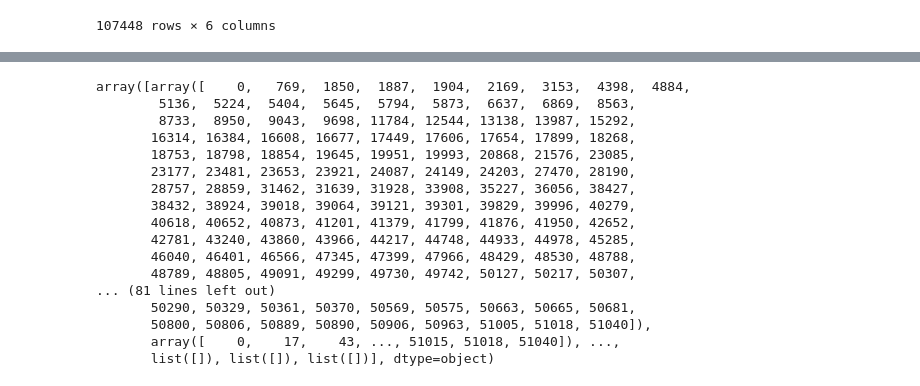
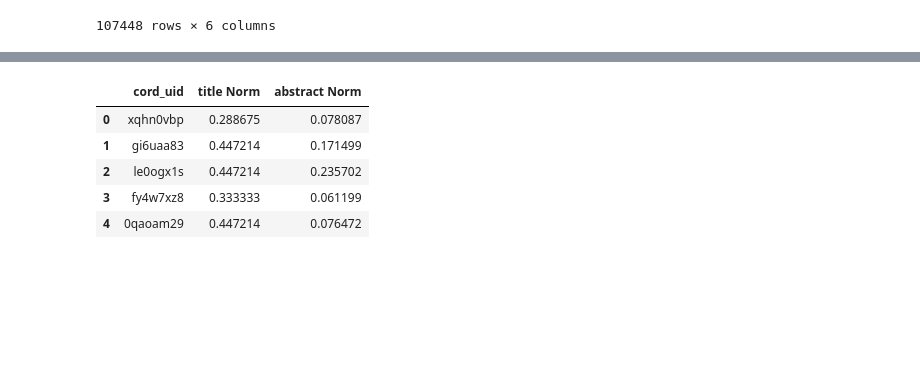
Before and after one commit to DomnenkoB/Hybrid-Search-Engine, a Jupyter notebook: Sample Notebook.ipynb, the cells around one changed output, grey strips where cells are left out. Saved outputs shown, nothing was run; the diff lists cells and outputs as text; code cells hidden in the pictures; blank space fills up the shorter version.

```diff
--- a/Sample Notebook.ipynb
+++ b/Sample Notebook.ipynb
@@ -206,4 +213,5 @@ index_df
 index_df.to_json("data/index_df.json", orient="records")
 # %%
 test_read_index_df_json = pd.read_json("data/index_df.json", orient="records")
+test_read_documents_df_json = pd.read_json("data/documents_df.json", orient="records")
 # %%
@@ -232,20 +223,9 @@ array([array([    0,   769,  1850,  1887,  1904,  2169,  3153,  4398,  4884,
-# %%
-index_df["title"].values
-# %% [output]
-array([array([    0,   769,  1850,  1887,  1904,  2169,  3153,  4398,  4884,
-        5136,  5224,  5404,  5645,  5794,  5873,  6637,  6869,  8563,
-        8733,  8950,  9043,  9698, 11784, 12544, 13138, 13987, 15292,
-       16314, 16384, 16608, 16677, 17449, 17606, 17654, 17899, 18268,
-       18753, 18798, 18854, 19645, 19951, 19993, 20868, 21576, 23085,
-       23177, 23481, 23653, 23921, 24087, 24149, 24203, 27470, 28190,
-       28757, 28859, 31462, 31639, 31928, 33908, 35227, 36056, 38427,
-       38432, 38924, 39018, 39064, 39121, 39301, 39829, 39996, 40279,
-       40618, 40652, 40873, 41201, 41379, 41799, 41876, 41950, 42652,
-       42781, 43240, 43860, 43966, 44217, 44748, 44933, 44978, 45285,
-       46040, 46401, 46566, 47345, 47399, 47966, 48429, 48530, 48788,
-       48789, 48805, 49091, 49299, 49730, 49742, 50127, 50217, 50307,
-... (81 lines left out)
-       50290, 50329, 50361, 50370, 50569, 50575, 50663, 50665, 50681,
-       50800, 50806, 50889, 50890, 50906, 50963, 51005, 51018, 51040]),
-       array([    0,    17,    43, ..., 51015, 51018, 51040]), ...,
-       list([]), list([]), list([])], dtype=object)
+# %%
+test_read_documents_df_json.head(5)
+# %% [output]
+|  | cord_uid | title Norm | abstract Norm |
+| 0 | xqhn0vbp | 0.288675 | 0.078087 |
+| 1 | gi6uaa83 | 0.447214 | 0.171499 |
+| 2 | le0ogx1s | 0.447214 | 0.235702 |
+| 3 | fy4w7xz8 | 0.333333 | 0.061199 |
+| 4 | 0qaoam29 | 0.447214 | 0.076472 |
```
Also changed, not shown: parts of 36 cells of this notebook, 3 other files.
